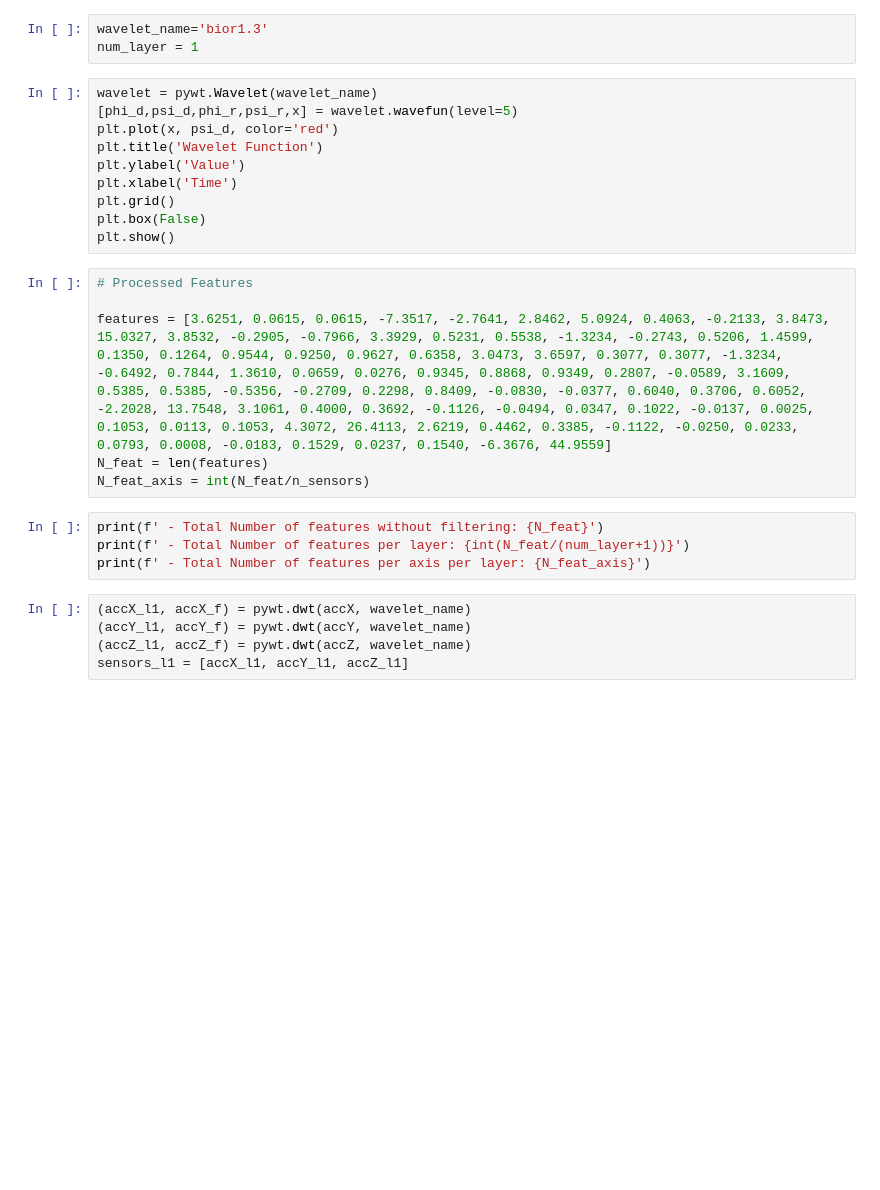
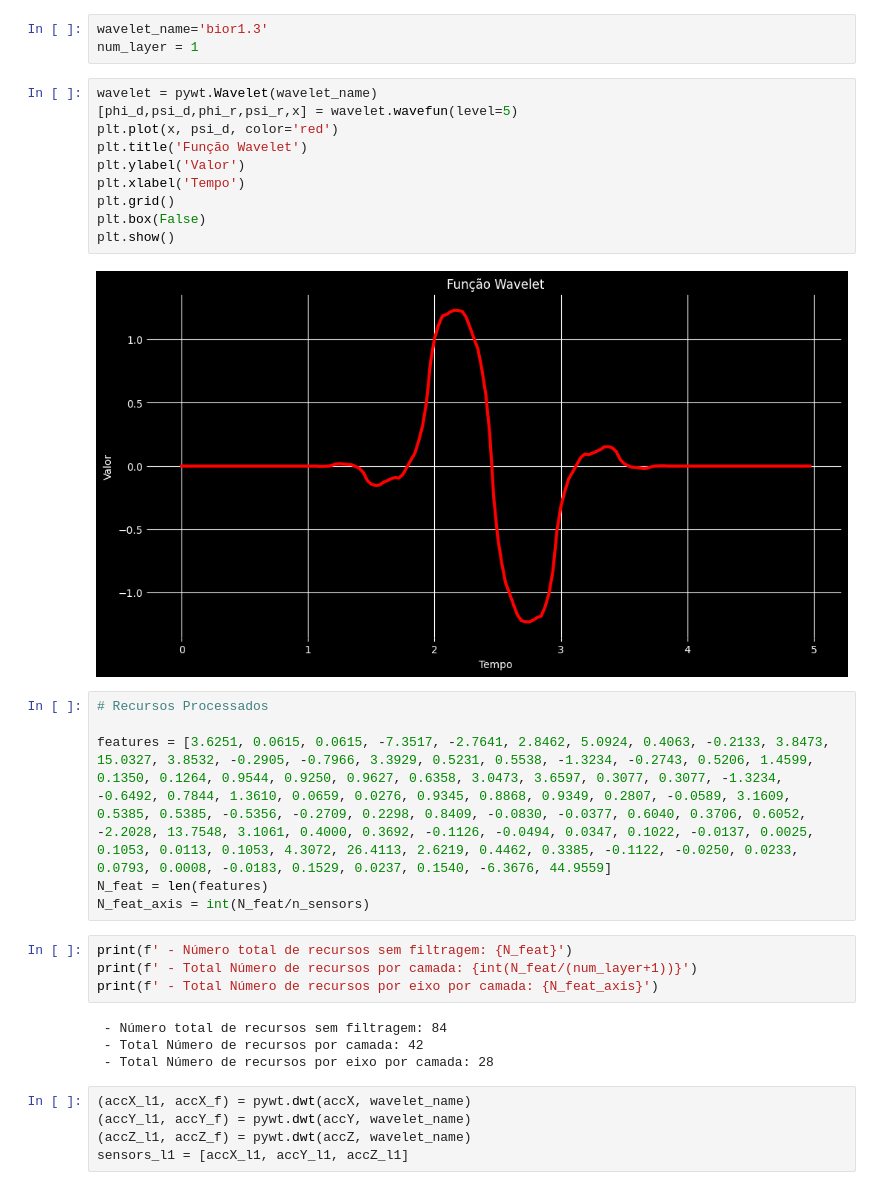
Before and after one commit to fabiobento/continuous-motion-recognition, a Jupyter notebook: Edge_Impulse_Spectral_Analysis_Block.ipynb, the cells around one changed output. Saved outputs shown, nothing was run; the diff lists cells and outputs as text; blank space fills up the shorter version.

```diff
--- a/Edge_Impulse_Spectral_Analysis_Block.ipynb
+++ b/Edge_Impulse_Spectral_Analysis_Block.ipynb
@@ -324,23 +433,29 @@ num_layer = 1
 # %%
 wavelet = pywt.Wavelet(wavelet_name)
 [phi_d,psi_d,phi_r,psi_r,x] = wavelet.wavefun(level=5)
 plt.plot(x, psi_d, color='red')
-plt.title('Wavelet Function')
-plt.ylabel('Value')
-plt.xlabel('Time')
+plt.title('Função Wavelet')
+plt.ylabel('Valor')
+plt.xlabel('Tempo')
 plt.grid()
 plt.box(False)
 plt.show()
+# %% [output]
+[figure, added]
 # %%
-# Processed Features
+# Recursos Processados
 
 features = [3.6251, 0.0615, 0.0615, -7.3517, -2.7641, 2.8462, 5.0924, 0.4063, -0.2133, 3.8473, 15.0327, 3.8532, -0.2905, -0.7966, 3.3929, 0.5231, 0.5538, -1.3234, -0.2743, 0.5206, 1.4599, 0.1350, 0.1264, 0.9544, 0.9250, 0.9627, 0.6358, 3.0473, 3.6597, 0.3077, 0.3077, -1.3234, -0.6492, 0.7844, 1.3610, 0.0659, 0.0276, 0.9345, 0.8868, 0.9349, 0.2807, -0.0589, 3.1609, 0.5385, 0.5385, -0.5356, -0.2709, 0.2298, 0.8409, -0.0830, -0.0377, 0.6040, 0.3706, 0.6052, -2.2028, 13.7548, 3.1061, 0.4000, 0.3692, -0.1126, -0.0494, 0.0347, 0.1022, -0.0137, 0.0025, 0.1053, 0.0113, 0.1053, 4.3072, 26.4113, 2.6219, 0.4462, 0.3385, -0.1122, -0.0250, 0.0233, 0.0793, 0.0008, -0.0183, 0.1529, 0.0237, 0.1540, -6.3676, 44.9559]
 N_feat = len(features)
 N_feat_axis = int(N_feat/n_sensors)
 # %%
-print(f' - Total Number of features without filtering: {N_feat}')
-print(f' - Total Number of features per layer: {int(N_feat/(num_layer+1))}')
-print(f' - Total Number of features per axis per layer: {N_feat_axis}')
+print(f' - Número total de recursos sem filtragem: {N_feat}')
+print(f' - Total Número de recursos por camada: {int(N_feat/(num_layer+1))}')
+print(f' - Total Número de recursos por eixo por camada: {N_feat_axis}')
+# %% [output]
+ - Número total de recursos sem filtragem: 84
+ - Total Número de recursos por camada: 42
+ - Total Número de recursos por eixo por camada: 28
 # %%
 (accX_l1, accX_f) = pywt.dwt(accX, wavelet_name)
 (accY_l1, accY_f) = pywt.dwt(accY, wavelet_name)
```
Also changed, not shown: parts of 39 cells of this notebook.
